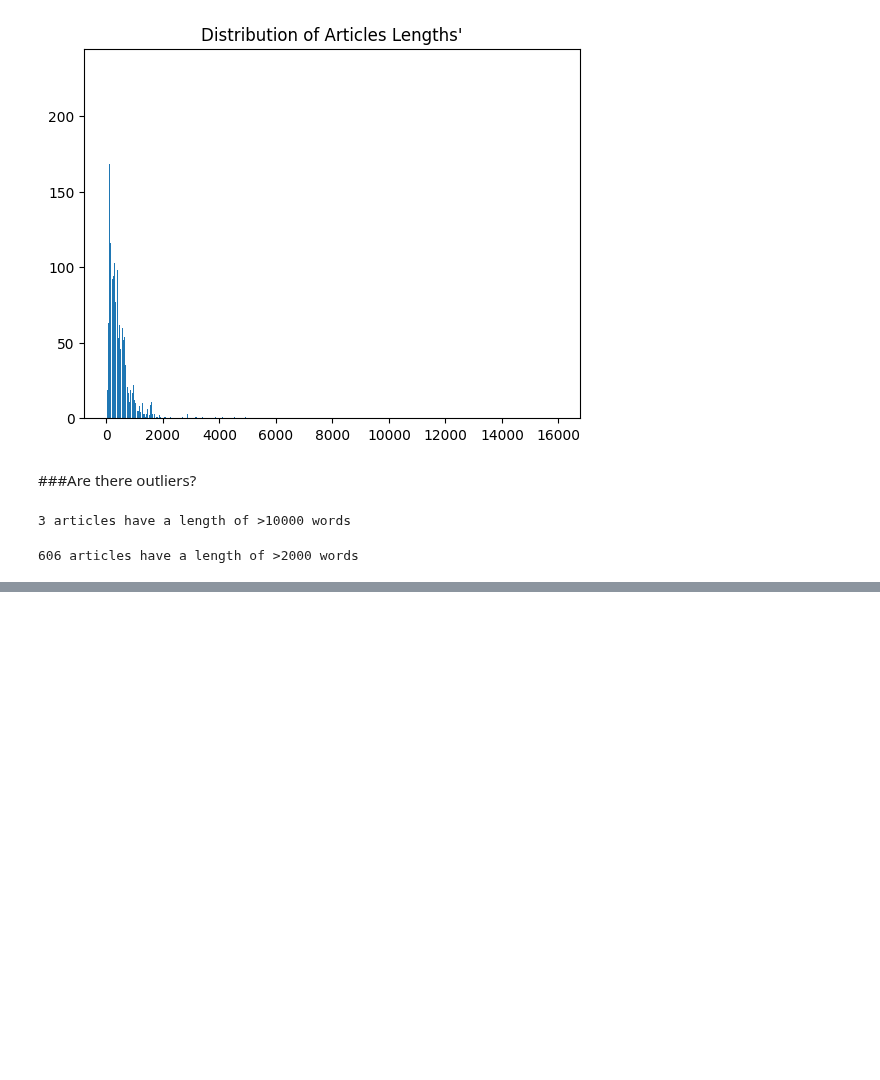
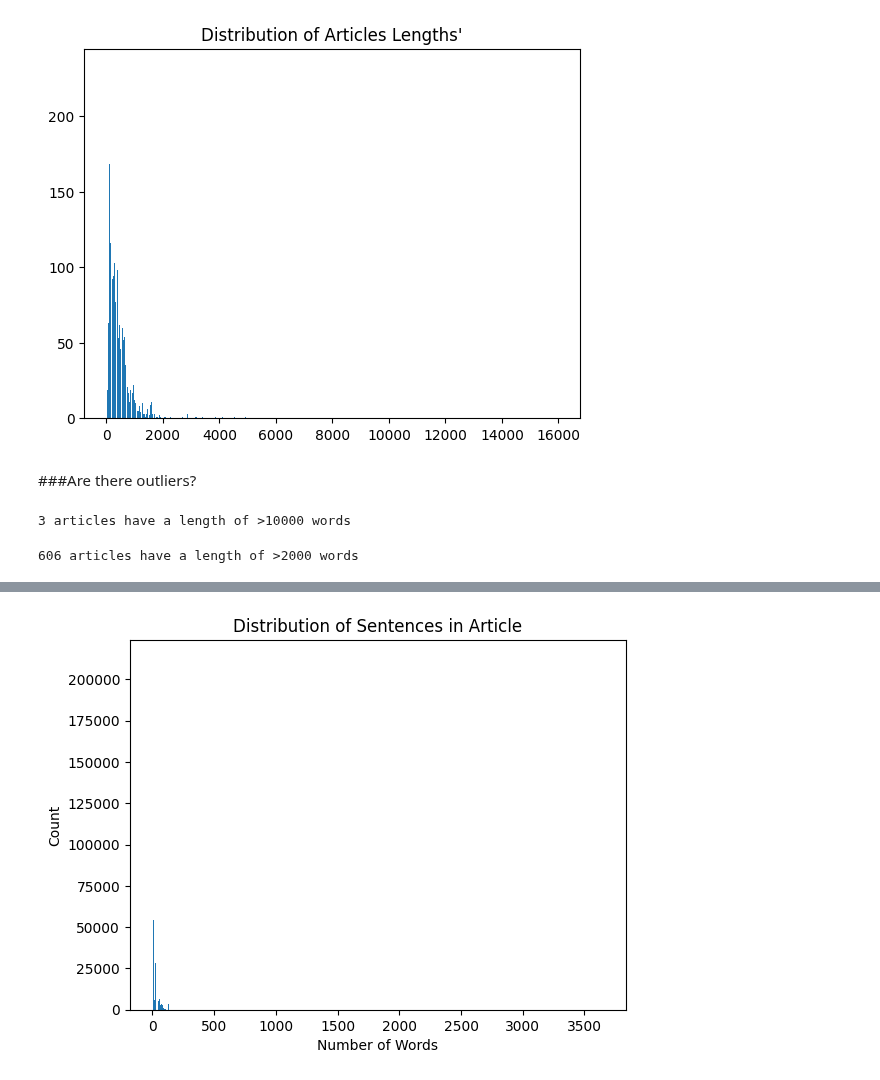
Before and after one commit to blue-create/langlens, a Jupyter notebook: scripts/describe_data.ipynb, the cells around one changed output, grey strips where cells are left out. Saved outputs shown, nothing was run; the diff lists cells and outputs as text; code cells hidden in the pictures; blank space fills up the shorter version.

```diff
--- a/scripts/describe_data.ipynb
+++ b/scripts/describe_data.ipynb
@@ -139,0 +285,13 @@ print(f"{df[idx].shape[0]} articles have a length of >2000 words")
+# %%
+# Get number of Words
+df_exploded['num_words']=[len(paragraph.split()) for paragraph in df_exploded['text']]
+
+# Create a bar chart
+plt.bar(df_exploded['num_words'].unique(), df_exploded['num_words'].value_counts())
+
+# Set axis labels and title
+plt.xlabel('Number of Words')
+plt.ylabel('Count')
+plt.title('Distribution of Sentences in Article');
+# %% [output]
+[figure, added]
```
Also changed, not shown: parts of 30 cells of this notebook.
